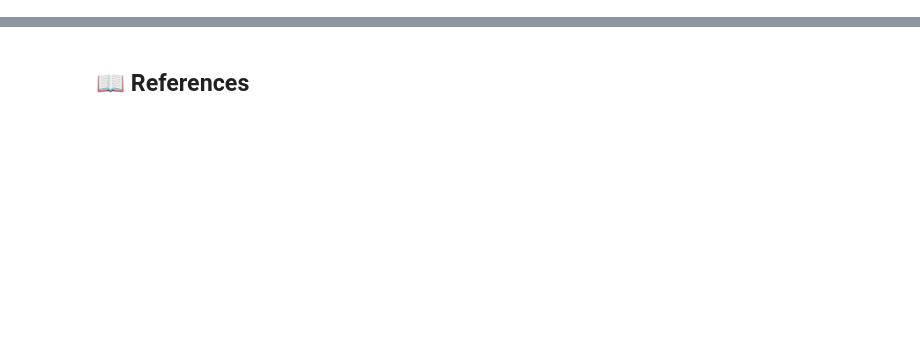
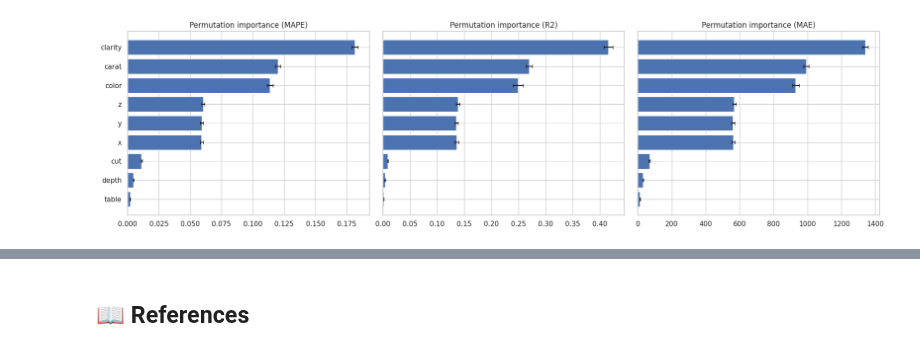
Before and after one commit to gamug/diamantes, a Jupyter notebook: notebooks/6-interpretation/01-gmg-modeloX_interpretation-2026_08_18.ipynb, the cells around one changed output, grey strips where cells are left out. Drawn from its saved outputs; the diff is of its cells as text; code cells hidden in the pictures; blank space fills up the shorter version.

Commit message:
feat: model interpretation done

```diff
--- a/notebooks/6-interpretation/01-gmg-modeloX_interpretation-2026_08_18.ipynb
+++ b/notebooks/6-interpretation/01-gmg-modeloX_interpretation-2026_08_18.ipynb
@@ -170,0 +154,25 @@ The analysis of feature importances reveals that gender (both male and female) i
+# %%
+scoring_metrics = {
+    "MAPE": "neg_mean_absolute_percentage_error",
+    "R2": "r2",
+    "MAE": "neg_mean_absolute_error",
+}
+
+perm_results = {}
+for metric_name, scorer in scoring_metrics.items():
+    perm_results[metric_name] = permutation_importance(
+        model, x_test, y_test, scoring=scorer, n_repeats=30, random_state=42, n_jobs=-1
+    )
+# %%
+perm_importance_df = pd.DataFrame(
+    {metric: perm_results[metric].importances_mean for metric in scoring_metrics},
+    index=feature_columns,
+)
+perm_importance_std_df = pd.DataFrame(
+    {metric: perm_results[metric].importances_std for metric in scoring_metrics},
+    index=feature_columns,
+)
+perm_importance_df["rank_MAPE"] = perm_importance_df["MAPE"].rank(ascending=False).astype(int)
+perm_importance_df["rank_R2"] = perm_importance_df["R2"].rank(ascending=False).astype(int)
+perm_importance_df["rank_MAE"] = perm_importance_df["MAE"].rank(ascending=False).astype(int)
+perm_importance_df.sort_values("MAPE", ascending=False)
@@ -170,0 +190,15 @@ The analysis of feature importances reveals that gender (both male and female) i
+# %%
+fig, axes = plt.subplots(1, 3, figsize=(18, 5), sharey=True)
+for ax, metric in zip(axes, scoring_metrics, strict=True):
+    order = perm_importance_df[metric].sort_values(ascending=True).index
+    ax.barh(
+        order,
+        perm_importance_df.loc[order, metric],
+        xerr=perm_importance_std_df.loc[order, metric],
+        capsize=3,
+    )
+    ax.set_title(f"Permutation importance ({metric})")
+plt.tight_layout()
+plt.show()
+# %% [output]
+[figure, added]
```
Also changed, not shown: parts of 87 cells of this notebook, 3 other files.
